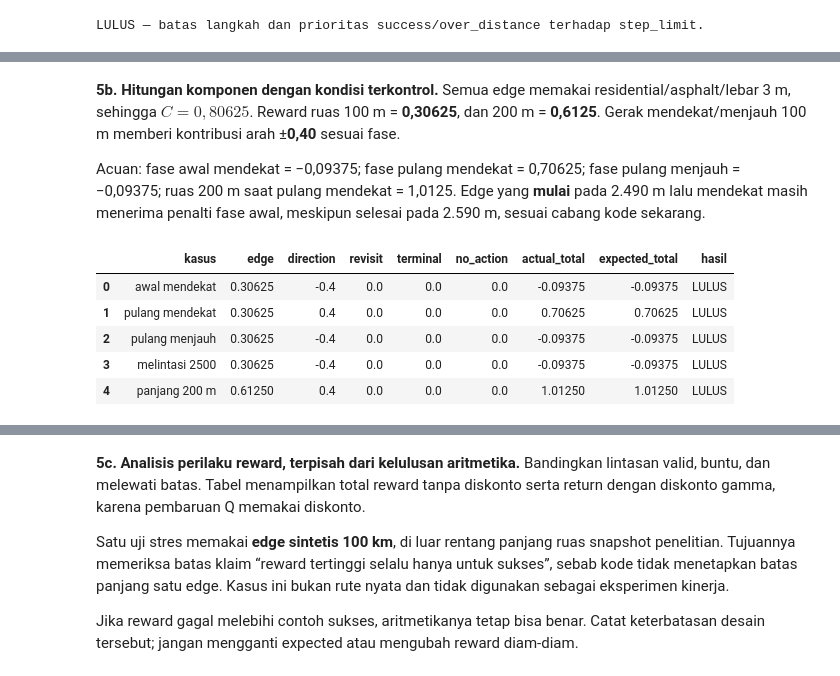
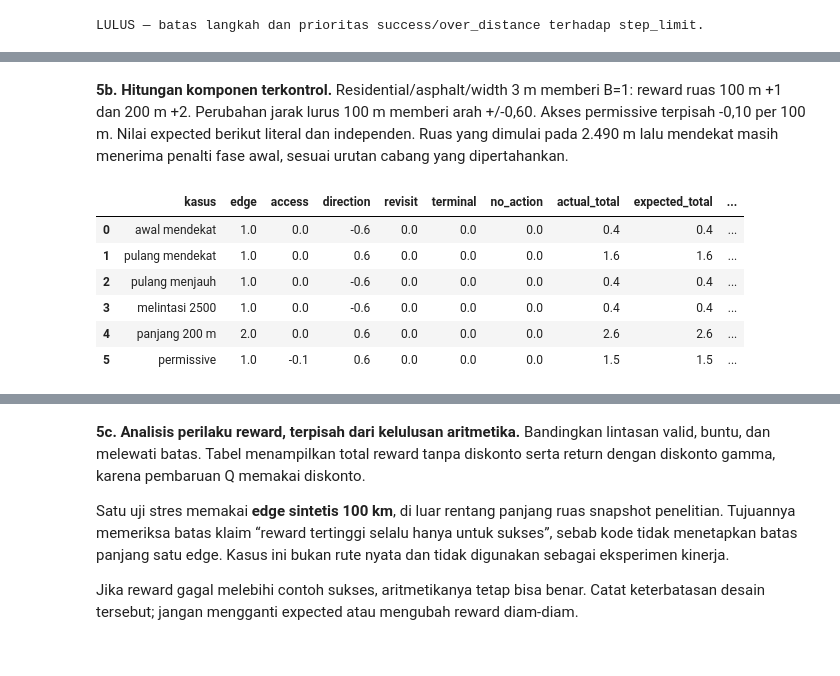
Before and after one commit to davidimannuel/uwika-ta-31123022-2026, a Jupyter notebook: verifikasi.ipynb, the cells around one changed output, grey strips where cells are left out. Cells and saved outputs as stored; diff of their text form; code cells hidden in the pictures.

Commit message:
Checkpoint eksperimen reward, overlap dan uji tiga seed

```diff
--- a/verifikasi.ipynb
+++ b/verifikasi.ipynb
@@ -735,7 +753,7 @@ for loop_distance in (4500,5000,5500):
         r = core.train_step(end_env,end_q,np.random.default_rng(0),0)
     assert r["done"] and end_env.is_loop and end_env.current_node==0
     assert end_env.termination_reason=="success" and end_env.total_distance_m==loop_distance
-    assert r["reward_components"]["terminal"]==80 and r["max_next_q"]==0
+    assert r["reward_components"]["terminal"]==100 and r["max_next_q"]==0
     termination_samples.append(r)
     termination_rows.append({"kasus":f"loop {loop_distance} m","actual":"success","expected":"success","hasil":"LULUS"})
 display(pd.DataFrame(termination_rows))
@@ -762,7 +780,7 @@ for would_be_distance in (4499,5501):
     assert blocked_env.total_distance_m==before_distance
     r = core.train_step(blocked_env,defaultdict(dict),np.random.default_rng(0),0)
     assert r["done"] and blocked_env.termination_reason=="no_available_action"
-    assert r["td_error"] is None and r["reward_components"]["no_action"]==-45
+    assert r["td_error"] is None and r["reward_components"]["no_action"]==-50
     termination_samples.append(r)
     print("LULUS — calon loop",would_be_distance,"m diblokir; buntu pada",before_distance,"m.")
 
@@ -850,7 +868,7 @@ for case in ("step_limit","success","over_distance"):
         assert r["done"] == (index==219)
     assert limit_env.step_count==220 and limit_env.termination_reason==case
     assert limit_env.total_distance_m=={"step_limit":2200,"success":5000,"over_distance":5501}[case]
-    assert r["reward_components"]["terminal"]=={"step_limit":-40,"success":80,"over_distance":-50}[case]
+    assert r["reward_components"]["terminal"]=={"step_limit":-50,"success":100,"over_distance":-50}[case]
     termination_samples.append(r)
     limit_rows.append({"kasus":case,"langkah":limit_env.step_count,"jarak_m":limit_env.total_distance_m,
                        "actual":limit_env.termination_reason,"hasil":"LULUS"})
@@ -879,14 +897,17 @@ Rumus skor gabungan tetap $0{,}55H+0{,}30S+0{,}15W$.
 # %%
 score_cases = [
-    ("dasar","residential","asphalt","3", (.75,1.,.625,.80625)),
-    ("ruas paralel","service","paving_stones","2", (.6,.75,.4375,.620625)),
-    ("kosong",None,None,None, (.5,.5,.5,.5)),
-    ("gabungan",["residential","secondary"],["asphalt","gravel"],["2","3"], (.35,.3,.5,.3575)),
-    ("tidak dikenal / nol","unknown","unknown","0", (.5,.5,.5,.5)),
-    ("koma desimal","residential","asphalt","3,0 m", (.75,1.,.625,.80625)),
-    ("width gabungan","residential","asphalt","2;3", (.75,1.,.5,.7875)),
-    ("lebar 1 m","residential","asphalt","1", (.75,1.,.25,.75)),
-    ("lebar 5 m","residential","asphalt","5", (.75,1.,1.,.8625)),
+    ("dasar","residential","asphalt","3", (1.,1.,1.,1.)),
+    ("service","service","paving_stones","2", (-1.,1.,-1.,-.4)),
+    ("kosong",None,None,None, (0.,0.,0.,0.)),
+    ("gabungan",["residential","secondary"],["asphalt","gravel"],["2","3"], (-1.,-1.,0.,-.85)),
+    ("unknown / nol","unknown","unknown","0", (-1.,-1.,0.,-.85)),
+    ("koma desimal","residential","asphalt","3,0 m", (1.,1.,1.,1.)),
+    ("width gabungan","residential","asphalt","2;3", (1.,1.,0.,.85)),
+    ("lebar 1 m","residential","asphalt","1", (1.,1.,-1.,.7)),
+    ("lebar 5 m","residential","asphalt","5", (1.,1.,1.,1.)),
+    ("tertiary","tertiary","asphalt","3", (1.,1.,1.,1.)),
+    ("tertiary link","tertiary_link","asphalt","3", (-1.,1.,1.,-.1)),
+    ("seluruhnya negatif","service","gravel","2", (-1.,-1.,-1.,-1.)),
 ]
 G_score = nx.MultiDiGraph(crs="EPSG:32749")
 G_score.add_node(0,x=0.,y=0.)
@@ -917,50 +941,49 @@ display(pd.DataFrame(score_rows))
 # %% [markdown]
-**5b. Hitungan komponen dengan kondisi terkontrol.** Semua edge memakai
-residential/asphalt/lebar 3 m, sehingga $C=0{,}80625$.
-Reward ruas 100 m = **0,30625**, dan 200 m = **0,6125**.
-Gerak mendekat/menjauh 100 m memberi kontribusi arah ±**0,40** sesuai fase.
-
-Acuan: fase awal mendekat = −0,09375; fase pulang mendekat = 0,70625;
-fase pulang menjauh = −0,09375; ruas 200 m saat pulang mendekat = 1,0125.
-Edge yang **mulai** pada 2.490 m lalu mendekat masih menerima penalti fase awal,
-meskipun selesai pada 2.590 m, sesuai cabang kode sekarang.
+**5b. Hitungan komponen terkontrol.** Residential/asphalt/width 3 m memberi
+B=1: reward ruas 100 m +1 dan 200 m +2. Perubahan jarak lurus 100 m memberi
+arah +/-0,60. Akses permissive terpisah -0,10 per 100 m. Nilai expected berikut
+literal dan independen. Ruas yang dimulai pada 2.490 m lalu mendekat masih
+menerima penalti fase awal, sesuai urutan cabang yang dipertahankan.
 # %%
 reward_samples = list(termination_samples)
 reward_rows = []
-for label,first_length,next_x,edge_length,expected_edge,expected_direction,expected_total,expected_rule in (
-    ("awal mendekat",1000,100,100,.30625,-.4,-.09375,"penalti fase awal"),
-    ("pulang mendekat",2600,100,100,.30625,.4,.70625,"progres fase pulang"),
-    ("pulang menjauh",2600,300,100,.30625,-.4,-.09375,"progres fase pulang"),
-    ("melintasi 2500",2490,100,100,.30625,-.4,-.09375,"penalti fase awal"),
-    ("panjang 200 m",2600,100,200,.6125,.4,1.0125,"progres fase pulang"),
+for label,first_length,next_x,edge_length,access,expected_edge,expected_direction,expected_total,expected_rule in (
+    ("awal mendekat",1000,100,100,None,1.,-.6,.4,"penalti fase awal"),
+    ("pulang mendekat",2600,100,100,None,1.,.6,1.6,"progres fase pulang"),
+    ("pulang menjauh",2600,300,100,None,1.,-.6,.4,"progres fase pulang"),
+    ("melintasi 2500",2490,100,100,None,1.,-.6,.4,"penalti fase awal"),
+    ("panjang 200 m",2600,100,200,None,2.,.6,2.6,"progres fase pulang"),
+    ("permissive",2600,100,100,"permissive",1.,.6,1.5,"progres fase pulang"),
 ):
     G_reward = nx.MultiDiGraph(crs="EPSG:32749")
     G_reward.add_nodes_from([(0,{"x":0.,"y":0.}), (1,{"x":200.,"y":0.}),
                              (2,{"x":float(next_x),"y":0.}), (3,{"x":400.,"y":0.})])
     for u,v,length in ((0,1,first_length),(1,2,edge_length),(2,3,300)):
-        G_reward.add_edge(u,v,key=0,length=length,**road_test)
+        G_reward.add_edge(u,v,key=0,length=length,access=access,**road_test)
     core.add_comfort_scores(G_reward)
     reward_env = core.RunningRouteEnvironment(0,"B",core.build_actions(G_reward),
                     {n:(d["x"],d["y"]) for n,d in G_reward.nodes(data=True)})
     reward_q = defaultdict(dict)
     reward_rng = np.random.default_rng(0)
     core.train_step(reward_env,reward_q,reward_rng,0)
     r = core.train_step(reward_env,reward_q,reward_rng,0)
     c = r["reward_components"]
     assert math.isclose(c["edge"],expected_edge,abs_tol=1e-9)
     assert math.isclose(c["direction"],expected_direction,abs_tol=1e-9)
+    assert math.isclose(c["access"],-.1*edge_length/100 if access=="permissive" else 0.,abs_tol=1e-9)
     assert c["revisit"]==c["terminal"]==c["no_action"]==0
     assert r["info"]["direction_rule"]==expected_rule
     assert math.isclose(r["reward"],expected_total,abs_tol=1e-9)
     reward_samples.append(r)
     reward_rows.append({"kasus":label,**c,"actual_total":r["reward"],
                         "expected_total":expected_total,"hasil":"LULUS"})
 display(pd.DataFrame(reward_rows))
 # %% [output]
-|  | kasus | edge | direction | revisit | terminal | no_action | actual_total | expected_total | hasil |
-| 0 | awal mendekat | 0.30625 | -0.4 | 0.0 | 0.0 | 0.0 | -0.09375 | -0.09375 | LULUS |
-| 1 | pulang mendekat | 0.30625 | 0.4 | 0.0 | 0.0 | 0.0 | 0.70625 | 0.70625 | LULUS |
-| 2 | pulang menjauh | 0.30625 | -0.4 | 0.0 | 0.0 | 0.0 | -0.09375 | -0.09375 | LULUS |
-| 3 | melintasi 2500 | 0.30625 | -0.4 | 0.0 | 0.0 | 0.0 | -0.09375 | -0.09375 | LULUS |
-| 4 | panjang 200 m | 0.61250 | 0.4 | 0.0 | 0.0 | 0.0 | 1.01250 | 1.01250 | LULUS |
+|  | kasus | edge | access | direction | revisit | terminal | no_action | actual_total | expected_total | ... |
+| 0 | awal mendekat | 1.0 | 0.0 | -0.6 | 0.0 | 0.0 | 0.0 | 0.4 | 0.4 | ... |
+| 1 | pulang mendekat | 1.0 | 0.0 | 0.6 | 0.0 | 0.0 | 0.0 | 1.6 | 1.6 | ... |
+| 2 | pulang menjauh | 1.0 | 0.0 | -0.6 | 0.0 | 0.0 | 0.0 | 0.4 | 0.4 | ... |
+| 3 | melintasi 2500 | 1.0 | 0.0 | -0.6 | 0.0 | 0.0 | 0.0 | 0.4 | 0.4 | ... |
+| 4 | panjang 200 m | 2.0 | 0.0 | 0.6 | 0.0 | 0.0 | 0.0 | 2.6 | 2.6 | ... |
+| 5 | permissive | 1.0 | -0.1 | 0.6 | 0.0 | 0.0 | 0.0 | 1.5 | 1.5 | ... |
 # %%
```
Also changed, not shown: parts of 26 cells of this notebook, 12 other files.
